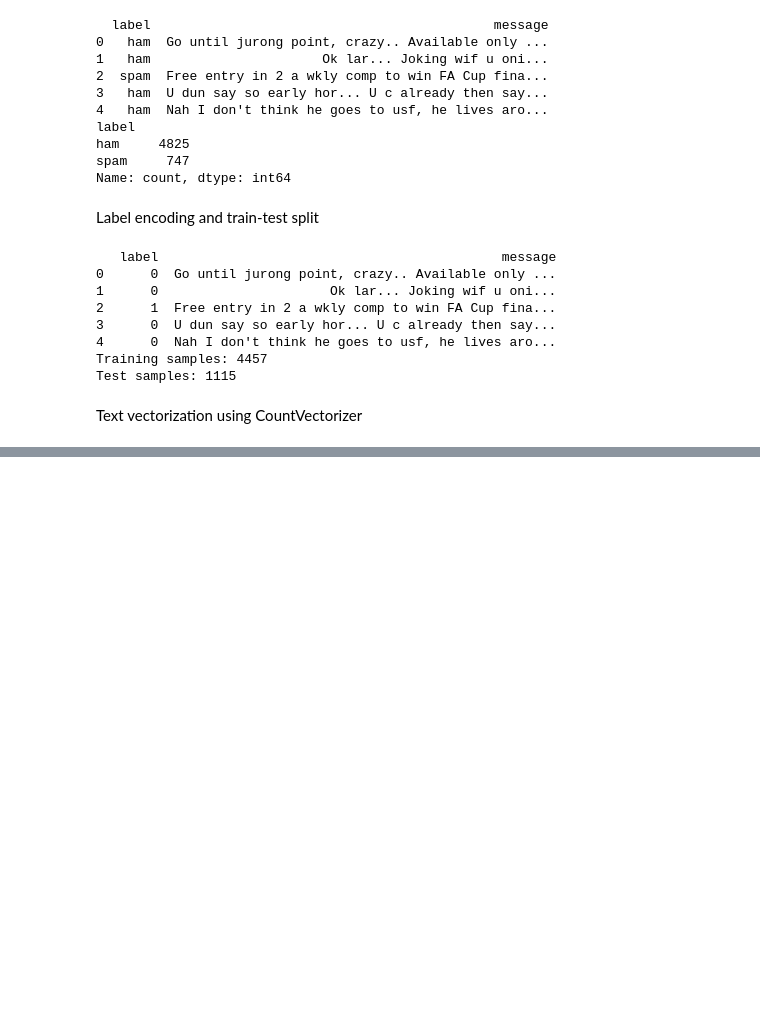
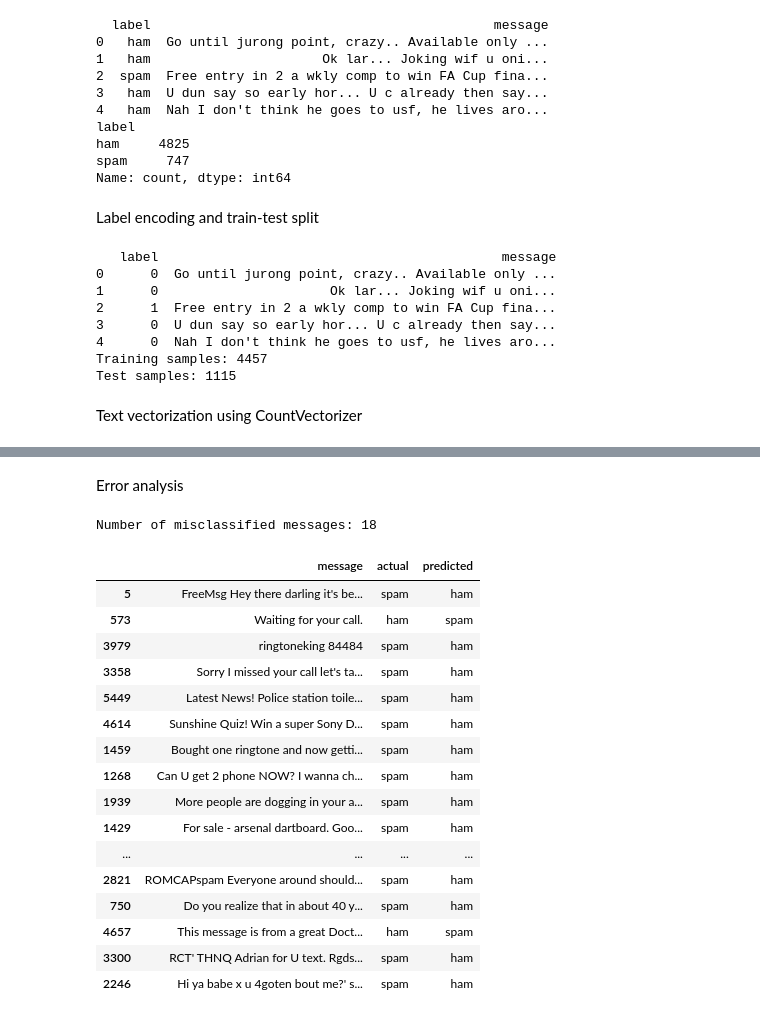
Before and after one commit to mmilan20050601/ML-project, a Jupyter notebook: spam_detection.ipynb, the cells around one changed output, grey strips where cells are left out. Cells and saved outputs as stored; diff of their text form; code cells hidden in the pictures; blank space fills up the shorter version.

```diff
--- a/spam_detection.ipynb
+++ b/spam_detection.ipynb
@@ -188,0 +173,42 @@ Confusion Matrix:
+# %% [markdown]
+Error analysis
+# %%
+# Show misclassified messages from the main SVM model
+misclassified_df = pd.DataFrame({
+    "message": X_test,
+    "actual": y_test,
+    "predicted": y_pred
+})
+
+# Keep only wrongly classified messages
+misclassified_df = misclassified_df[
+    misclassified_df["actual"] != misclassified_df["predicted"]
+]
+
+# Convert numeric labels back to text
+misclassified_df["actual"] = misclassified_df["actual"].map({0: "ham", 1: "spam"})
+misclassified_df["predicted"] = misclassified_df["predicted"].map({0: "ham", 1: "spam"})
+
+print("Number of misclassified messages:", len(misclassified_df))
+
+# Display first 10 misclassified messages
+misclassified_df.head(30)
+# %% [output]
+Number of misclassified messages: 18
+|  | message | actual | predicted |
+| 5 | FreeMsg Hey there darling it's be... | spam | ham |
+| 573 | Waiting for your call. | ham | spam |
+| 3979 | ringtoneking 84484 | spam | ham |
+| 3358 | Sorry I missed your call let's ta... | spam | ham |
+| 5449 | Latest News! Police station toile... | spam | ham |
+| 4614 | Sunshine Quiz! Win a super Sony D... | spam | ham |
+| 1459 | Bought one ringtone and now getti... | spam | ham |
+| 1268 | Can U get 2 phone NOW? I wanna ch... | spam | ham |
+| 1939 | More people are dogging in your a... | spam | ham |
+| 1429 | For sale - arsenal dartboard. Goo... | spam | ham |
+| ... | ... | ... | ... |
+| 2821 | ROMCAPspam Everyone around should... | spam | ham |
+| 750 | Do you realize that in about 40 y... | spam | ham |
+| 4657 | This message is from a great Doct... | ham | spam |
+| 3300 | RCT' THNQ Adrian for U text. Rgds... | spam | ham |
+| 2246 | Hi ya babe x u 4goten bout me?' s... | spam | ham |
```
Also changed, not shown: parts of 6 cells of this notebook.
